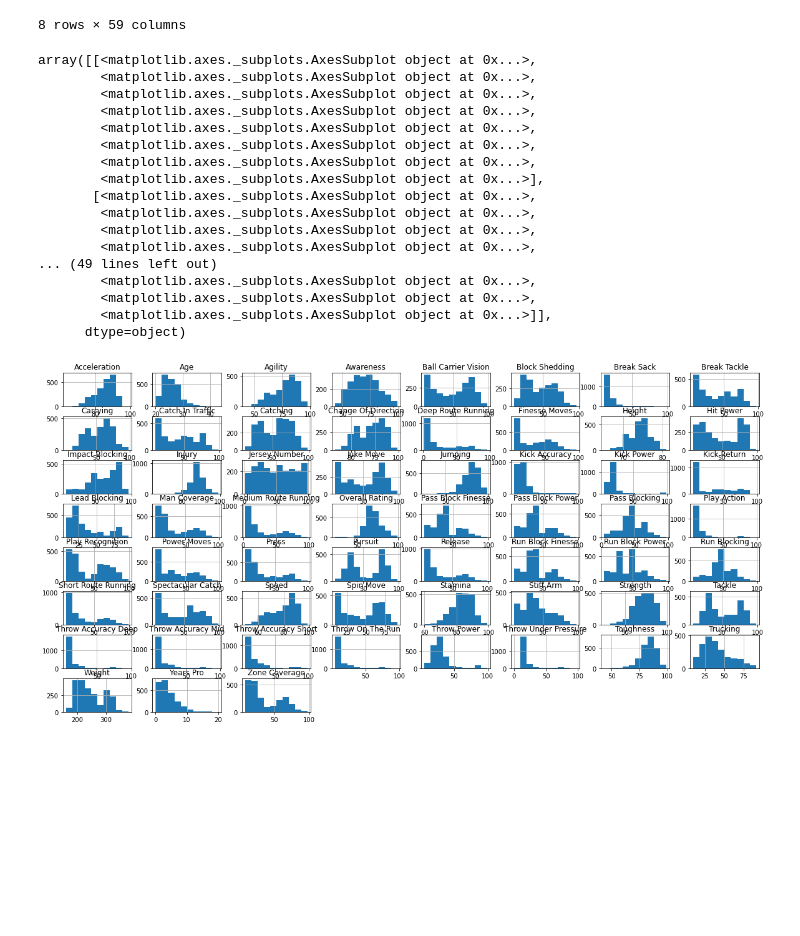
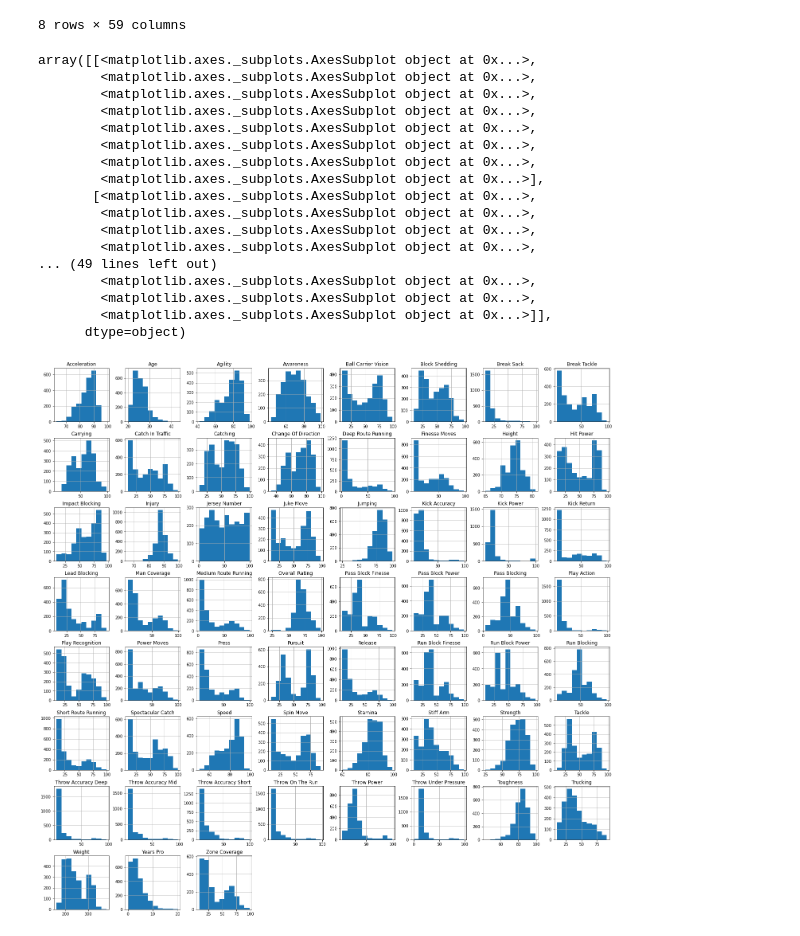
Before and after one commit to data301-2020-winter1/course-project-group_6019, a Jupyter notebook: analysis/jeranknorr/EDA.ipynb, the cells around one changed output. Drawn from its saved outputs; the diff is of its cells as text; code cells hidden in the pictures; blank space fills up the shorter version.

```diff
--- a/analysis/jeranknorr/EDA.ipynb
+++ b/analysis/jeranknorr/EDA.ipynb
@@ -67,24 +76,23 @@ data.describe(include=[np.number])
 | max | 99.000000 | 43.000000 | 99.000000 | 99.000000 | 99.000000 | 98.000000 | 99.000000 | 99.000000 | ... |
 8 rows × 59 columns
 # %%
-hist = data.hist(bins=10, figsize=(20,10))
-hist
+data.hist(bins=10, figsize=(25,25))
 # %% [output]
 array([[<matplotlib.axes._subplots.AxesSubplot object at 0x...>,
         <matplotlib.axes._subplots.AxesSubplot object at 0x...>,
         <matplotlib.axes._subplots.AxesSubplot object at 0x...>,
         <matplotlib.axes._subplots.AxesSubplot object at 0x...>,
         <matplotlib.axes._subplots.AxesSubplot object at 0x...>,
         <matplotlib.axes._subplots.AxesSubplot object at 0x...>,
         <matplotlib.axes._subplots.AxesSubplot object at 0x...>,
         <matplotlib.axes._subplots.AxesSubplot object at 0x...>],
        [<matplotlib.axes._subplots.AxesSubplot object at 0x...>,
         <matplotlib.axes._subplots.AxesSubplot object at 0x...>,
         <matplotlib.axes._subplots.AxesSubplot object at 0x...>,
         <matplotlib.axes._subplots.AxesSubplot object at 0x...>,
 ... (49 lines left out)
         <matplotlib.axes._subplots.AxesSubplot object at 0x...>,
         <matplotlib.axes._subplots.AxesSubplot object at 0x...>,
         <matplotlib.axes._subplots.AxesSubplot object at 0x...>]],
       dtype=object)
-[figure, old version]
+[figure, new version]
```
Also changed, not shown: parts of 5 cells of this notebook, 5 other files.
